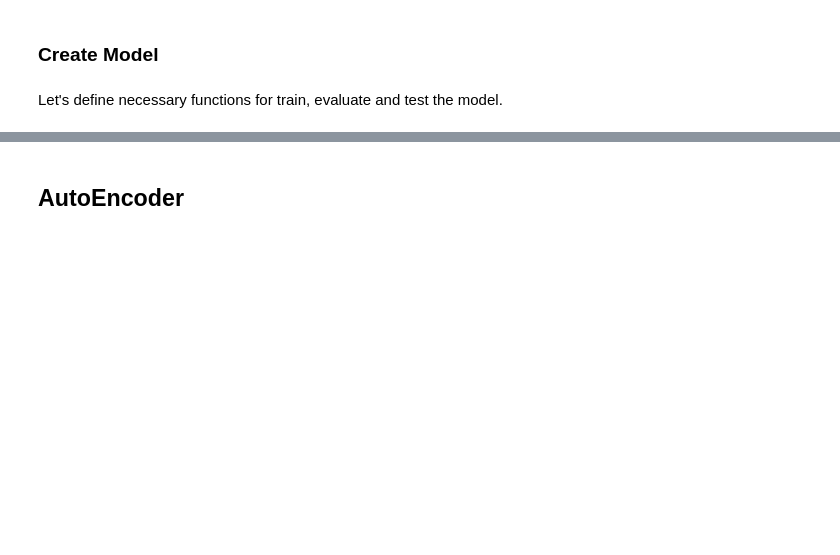
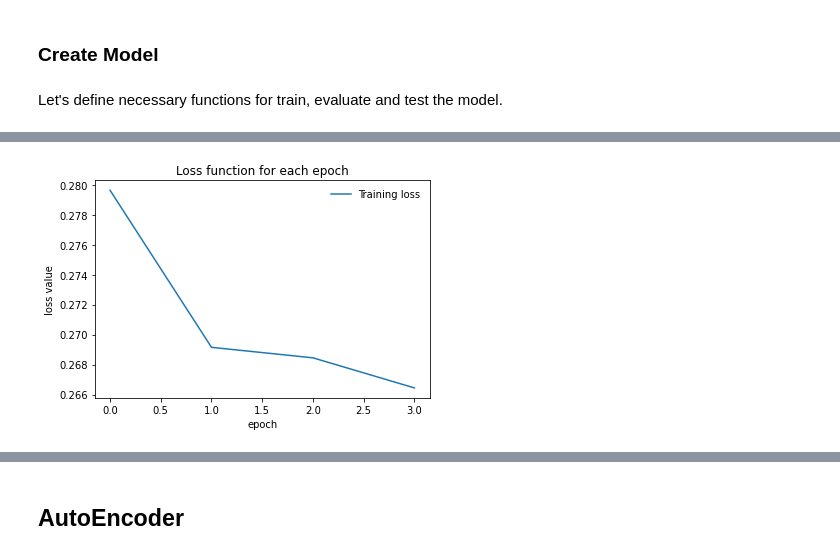
Before and after one commit to ZahraDehghani99/Heart-Disease-Health-Indicators-Dataset, a Jupyter notebook: heart_disease_classification.ipynb, the cells around one changed output, grey strips where cells are left out. Drawn from its saved outputs; the diff is of its cells as text; code cells hidden in the pictures; blank space fills up the shorter version.

```diff
--- a/heart_disease_classification.ipynb
+++ b/heart_disease_classification.ipynb
@@ -463,7 +454,7 @@ def train_fun(model1, train_loader):
 
     train_epoch_loss += loss_train.item()
     train_epoch_acc += acc_train.item()
-    loop.set_description(f'Epoch : [{epoch}/{num_epoch}]')
+    loop.set_description(f'Epoch : [{epoch}/{NUM_EPOCH}]')
     loop.set_postfix(loss = loss_train.item(), accuracy = acc_train.item())
 
   train_loss.append(train_epoch_loss/len(train_loader))
@@ -537,0 +531,6 @@ def test(model1, test_loader):
+# %%
+# set parameters
+INPUT_SIZE = X.shape[1]
+OUTPUT_SIZE = 1
+NUM_EPOCH = 4
+LR = 0.01
@@ -537,0 +595,9 @@ def test(model1, test_loader):
+# %%
+# create model
+model = NeuralNet(INPUT_SIZE, OUTPUT_SIZE)
+
+# create loss and optimizer
+criterion = nn.BCELoss()
+optimizer = torch.optim.Adam(model.parameters(), lr= LR)
+scheduler = lr_scheduler.StepLR(optimizer, 3, gamma=0.5)
+total_step = len(train_loader)
@@ -537,0 +619,7 @@ def test(model1, test_loader):
+# %%
+train_loss, train_acc  = [], []
+
+for epoch in range(NUM_EPOCH):
+  train_loss, train_acc = train_fun(model, train_loader)
+  # writer.flush()
+  scheduler.step()
@@ -537,0 +628,10 @@ def test(model1, test_loader):
+# %%
+#Training loss
+plt.plot(train_loss, label='Training loss')
+plt.legend(frameon=False)
+plt.xlabel('epoch')
+plt.ylabel('loss value')
+plt.title("Loss function for each epoch")
+plt.show()
+# %% [output]
+[figure, added]
```
Also changed, not shown: parts of 37 cells of this notebook.
